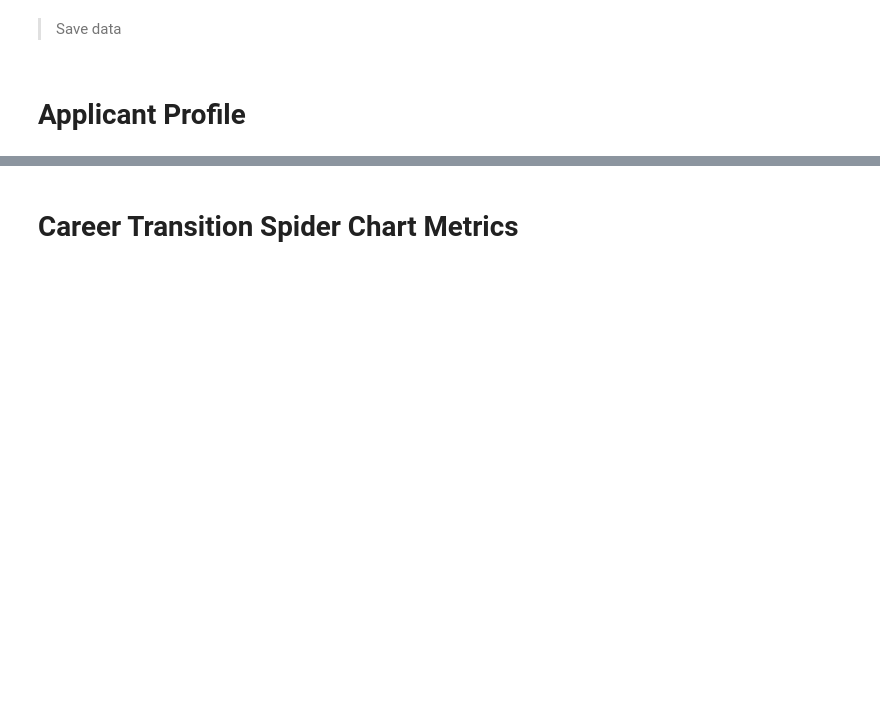
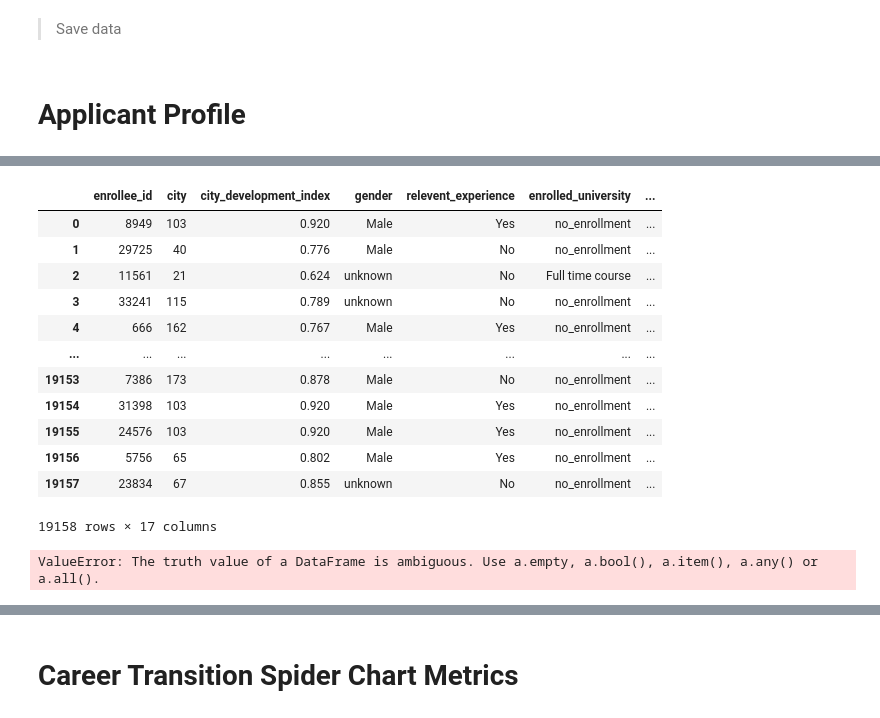
Before and after one commit to RatchanonPa/python_dataviz2024, a Jupyter notebook: HR_project.ipynb, the cells around one changed output, grey strips where cells are left out. Saved outputs shown, nothing was run; the diff lists cells and outputs as text; code cells hidden in the pictures; blank space fills up the shorter version.

```diff
--- a/HR_project.ipynb
+++ b/HR_project.ipynb
@@ -299,0 +491,37 @@ Unique values for target:
+# %%
+def calculate_education_score(df):
+    """Calculate comprehensive education score"""
+    # Education level weights
+    edu_weights = {
+        'Primary School': 2,
+        'High School': 4,
+        'Graduate': 7,
+        'Masters': 10,
+        np.nan: 3  # Default weight for unknown
+    }
+
+    # Major discipline weights
+    major_weights = {
+        'STEM': 10,
+        'Business Degree': 8,
+        'Arts': 6,
+        'Humanities': 6,
+        'Other': 5,
+        'No Major': 3,
+        'unknown': 4
+    }
+
+    # Enrolled university weights
+    enrolled_weights = {
+        'Full time course': 10,
+        'Part time course': 7,
+        'no_enrollment': 4
+    }
+
+    # Calculate component scores
+    edu_level_score = df['education_level'].map(edu_weights) * 0.4  # 40% weight
+    major_score = df['major_discipline'].map(major_weights) * 0.3   # 30% weight
+    enrolled_score = df['enrolled_university'].map(enrolled_weights) * 0.2  # 20% weight
+    city_dev_score = df['city_development_index'] * 10 * 0.1  # 10% weight
+
+    return edu_level_score + major_score + enrolled_score + city_dev_score
@@ -299,0 +615,20 @@ Unique values for target:
+# %%
+hr
+# %% [output]
+|  | enrollee_id | city | city_development_index | gender | relevent_experience | enrolled_university | ... |
+| 0 | 8949 | 103 | 0.920 | Male | Yes | no_enrollment | ... |
+| 1 | 29725 | 40 | 0.776 | Male | No | no_enrollment | ... |
+| 2 | 11561 | 21 | 0.624 | unknown | No | Full time course | ... |
+| 3 | 33241 | 115 | 0.789 | unknown | No | no_enrollment | ... |
+| 4 | 666 | 162 | 0.767 | Male | Yes | no_enrollment | ... |
+| ... | ... | ... | ... | ... | ... | ... | ... |
+| 19153 | 7386 | 173 | 0.878 | Male | No | no_enrollment | ... |
+| 19154 | 31398 | 103 | 0.920 | Male | Yes | no_enrollment | ... |
+| 19155 | 24576 | 103 | 0.920 | Male | Yes | no_enrollment | ... |
+| 19156 | 5756 | 65 | 0.802 | Male | Yes | no_enrollment | ... |
+| 19157 | 23834 | 67 | 0.855 | unknown | No | no_enrollment | ... |
+19158 rows × 17 columns
+# %%
+hr['training_hours'] = normalize_training_hours(hr)
+# %% [output]
+ValueError: The truth value of a DataFrame is ambiguous. Use a.empty, a.bool(), a.item(), a.any() or a.all().
```
Also changed, not shown: parts of 31 cells of this notebook.
